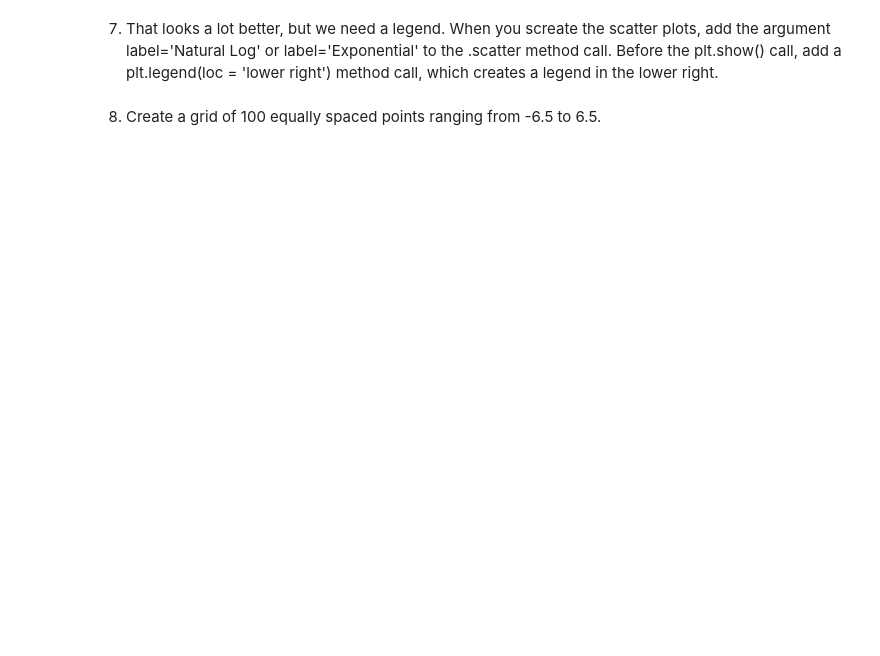
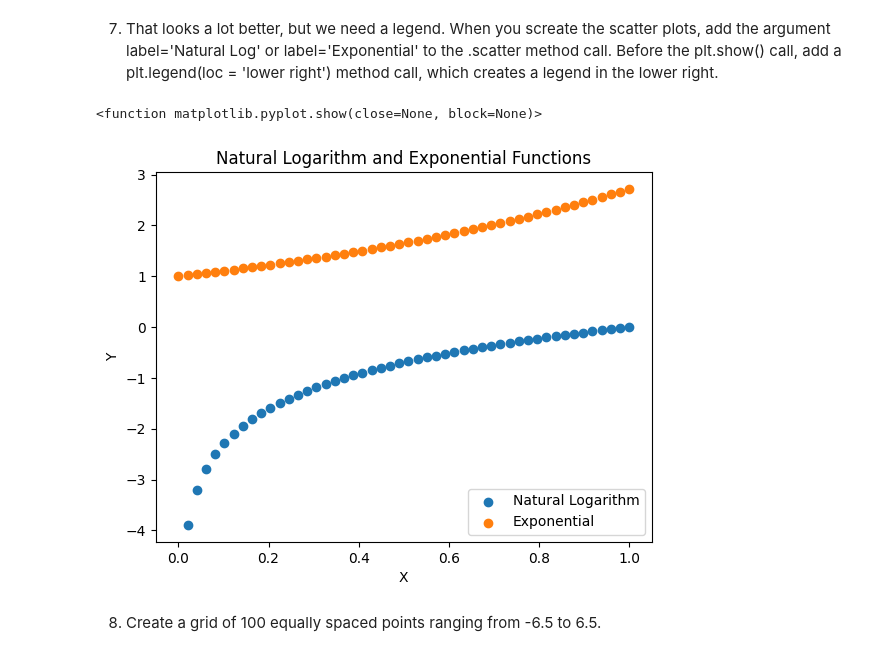
Before and after one commit to deancuva/programming, a Jupyter notebook: assignment/assignment_programming.ipynb, the cells around one changed output. Cells and saved outputs as stored; diff of their text form; code cells hidden in the pictures; blank space fills up the shorter version.

```diff
--- a/assignment/assignment_programming.ipynb
+++ b/assignment/assignment_programming.ipynb
@@ -119,16 +154,19 @@ plt.show()
 # %% [markdown]
 7. That looks a lot better, but we need a legend. When you screate the scatter plots, add the argument label='Natural Log' or label='Exponential' to the .scatter method call. Before the plt.show() call, add a plt.legend(loc = 'lower right') method call, which creates a legend in the lower right.
 # %%
-grid3 = np.linspace(0, 1, 50)
-log_array3 = np.log(grid3)
-exp_array3 = np.exp(grid3)
-plt.scatter(grid3, log_array3, label = "Natural Logarithm")
-plt.scatter(grid3, exp_array3, label = "Exponential")
+x3 = np.linspace(0, 1, 50)
+log_array3 = np.log(x3)
+exp_array3 = np.exp(x3)
+plt.scatter(x3, log_array3, label = "Natural Logarithm")
+plt.scatter(x3, exp_array3, label = "Exponential")
 plt.title("Natural Logarithm and Exponential Functions")
 plt.xlabel("X")
 plt.ylabel("Y")
 plt.legend(loc = "lower right")
 plt.show
+# %% [output]
+<function matplotlib.pyplot.show(close=None, block=None)>
+[figure, added]
 # %% [markdown]
 8. Create a grid of 100 equally spaced points ranging from -6.5 to 6.5.
 # %%
```
Also changed, not shown: parts of 11 cells of this notebook.
